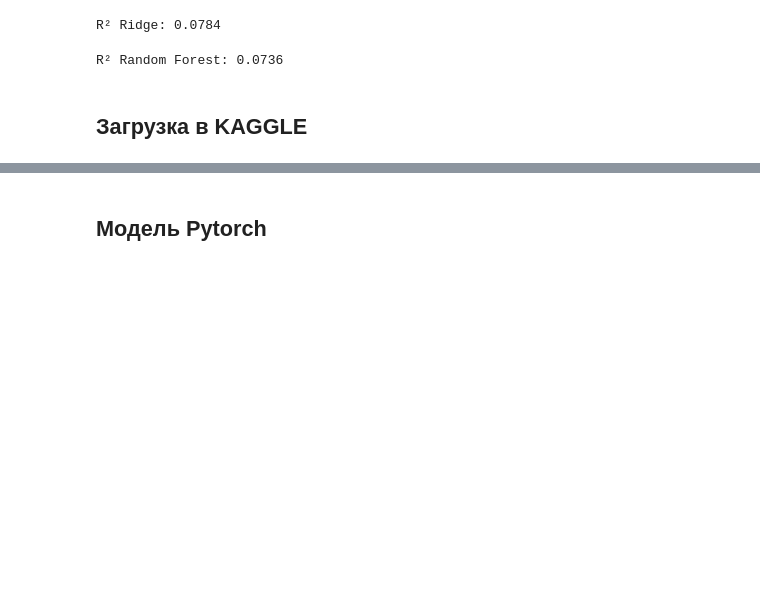
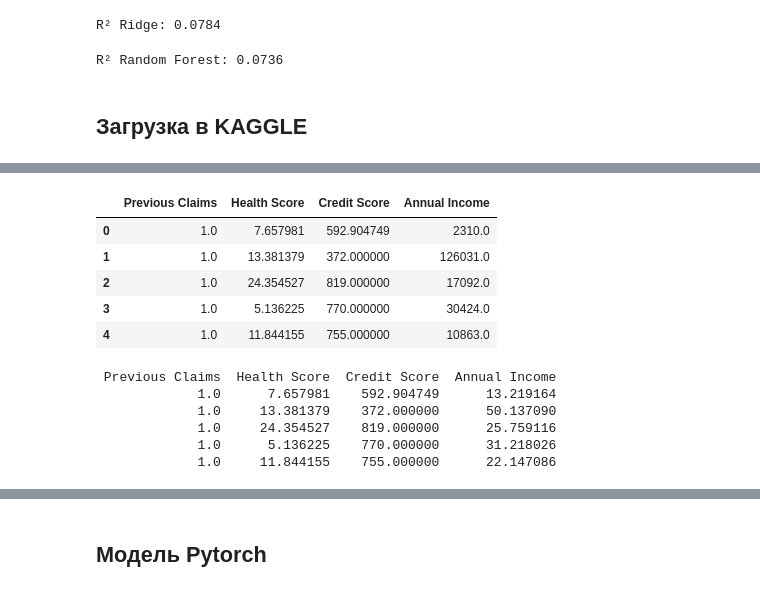
Before and after one commit to MALeyman/MAKSIM, a Jupyter notebook: ML/Polinom_regression/polinom_regression.ipynb, the cells around one changed output, grey strips where cells are left out. Cells and saved outputs as stored; diff of their text form; code cells hidden in the pictures; blank space fills up the shorter version.

```diff
--- a/ML/Polinom_regression/polinom_regression.ipynb
+++ b/ML/Polinom_regression/polinom_regression.ipynb
@@ -1683,0 +1726,3 @@ R² Random Forest: 0.0736
+# %%
+# Применяем к train_data_processed
+train_data_cleaned = handle_missing_values(test_data_selected)
@@ -1683,0 +1739,20 @@ R² Random Forest: 0.0736
+# %%
+train_data_cleaned.head()
+# %% [output]
+|  | Previous Claims | Health Score | Credit Score | Annual Income |
+| 0 | 1.0 | 7.657981 | 592.904749 | 2310.0 |
+| 1 | 1.0 | 13.381379 | 372.000000 | 126031.0 |
+| 2 | 1.0 | 24.354527 | 819.000000 | 17092.0 |
+| 3 | 1.0 | 5.136225 | 770.000000 | 30424.0 |
+| 4 | 1.0 | 11.844155 | 755.000000 | 10863.0 |
+# %%
+train_data_cleaned["Annual Income"] = np.cbrt(train_data_cleaned["Annual Income"])
+
+print(train_data_cleaned.head().to_string(index=False))
+# %% [output]
+ Previous Claims  Health Score  Credit Score  Annual Income
+             1.0      7.657981    592.904749      13.219164
+             1.0     13.381379    372.000000      50.137090
+             1.0     24.354527    819.000000      25.759116
+             1.0      5.136225    770.000000      31.218026
+             1.0     11.844155    755.000000      22.147086
```
Also changed, not shown: parts of 19 cells of this notebook.
